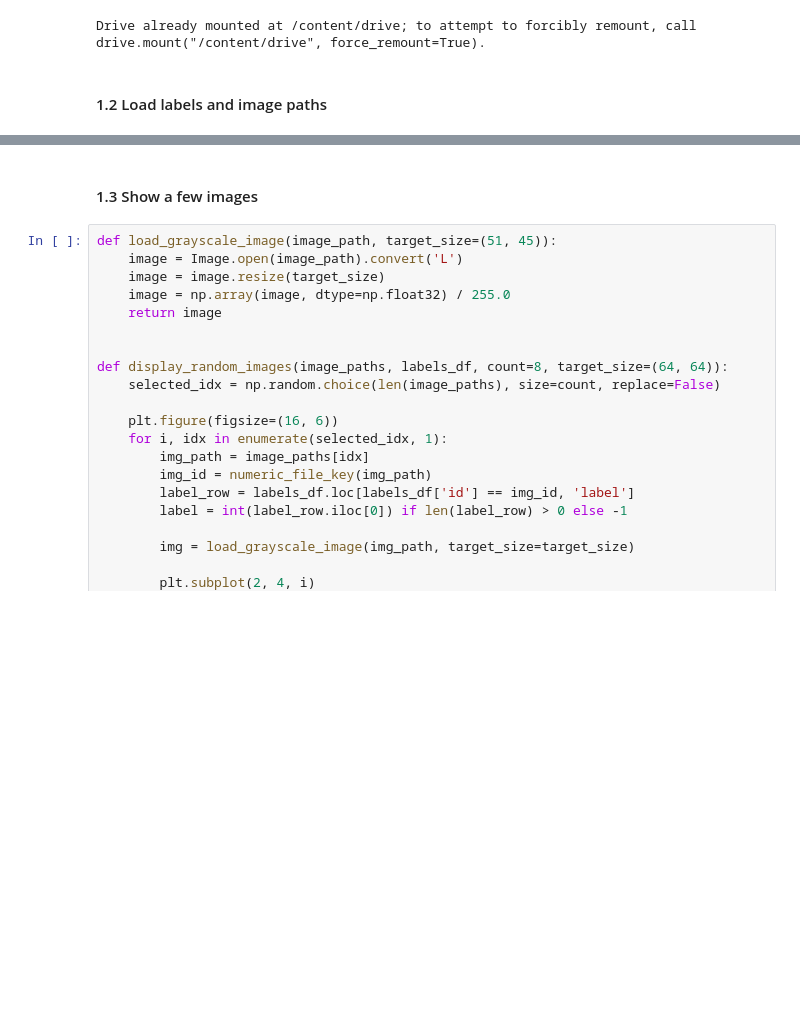
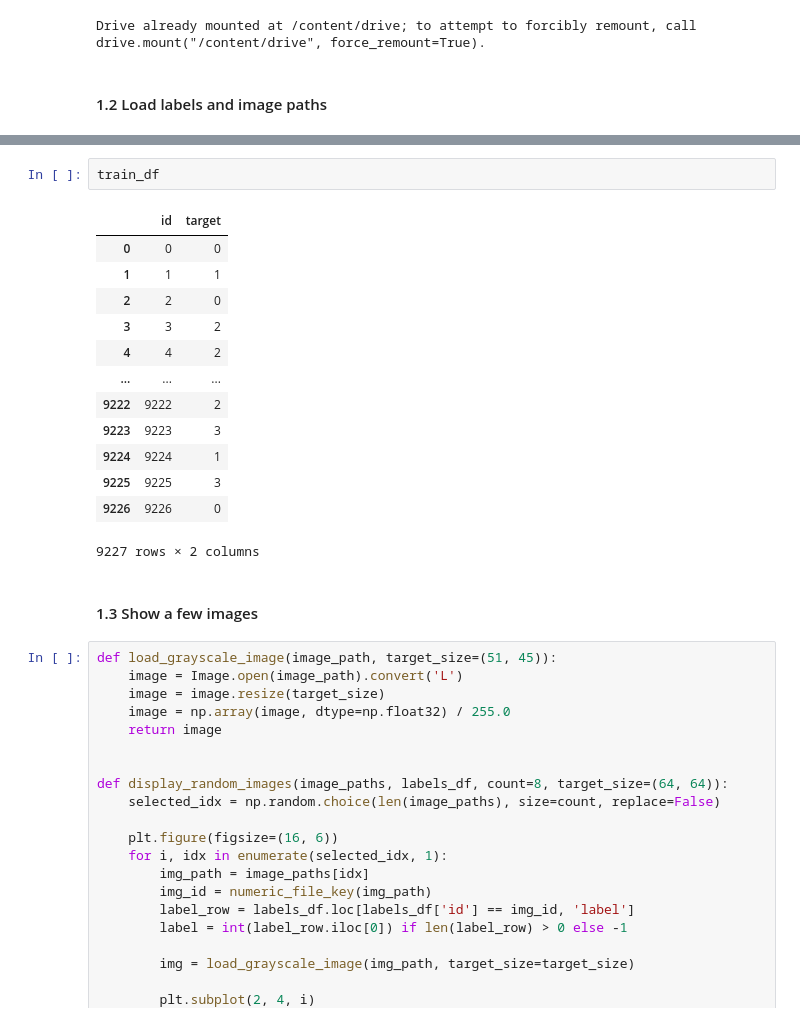
Before and after one commit to janosv246/MPA-MLF-Project, a Jupyter notebook: MPA_MLF_Project.ipynb, the cells around one changed output, grey strips where cells are left out. Cells and saved outputs as stored; diff of their text form; blank space fills up the shorter version.

```diff
--- a/MPA_MLF_Project.ipynb
+++ b/MPA_MLF_Project.ipynb
@@ -104,6 +104,22 @@ Train CSV columns: ['id', 'target']
 2   2      0
 3   3      2
 4   4      2
+# %%
+train_df
+# %% [output]
+|  | id | target |
+| 0 | 0 | 0 |
+| 1 | 1 | 1 |
+| 2 | 2 | 0 |
+| 3 | 3 | 2 |
+| 4 | 4 | 2 |
+| ... | ... | ... |
+| 9222 | 9222 | 2 |
+| 9223 | 9223 | 3 |
+| 9224 | 9224 | 1 |
+| 9225 | 9225 | 3 |
+| 9226 | 9226 | 0 |
+9227 rows × 2 columns
 # %% [markdown]
 #### 1.3 Show a few images
 # %%
```
Also changed, not shown: parts of 9 cells of this notebook.
